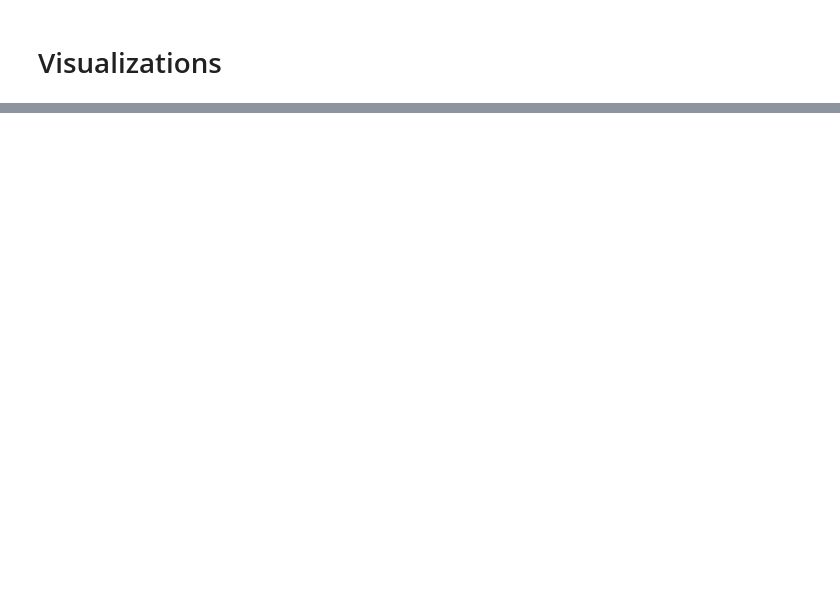
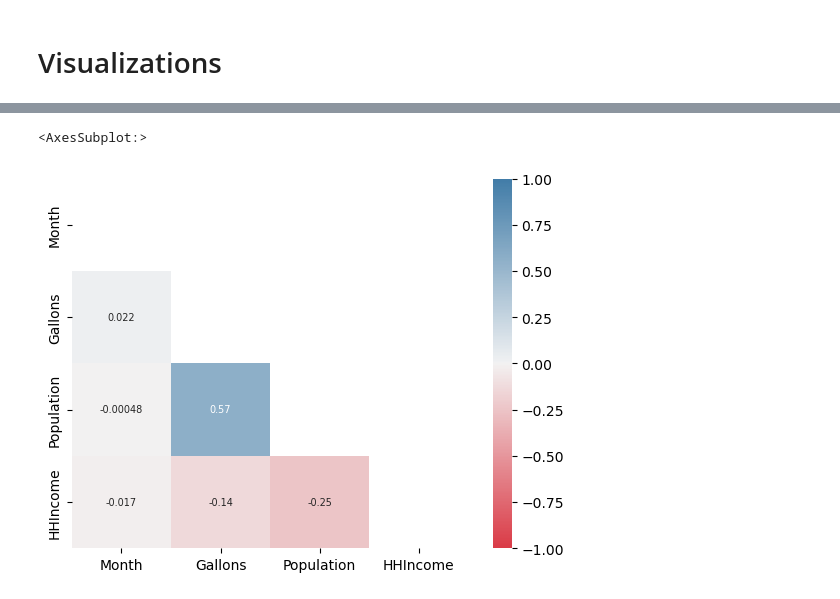
Before and after one commit to alexisn725/US_Alcohol_HHIncome, a Jupyter notebook: US_Alcohol_HHIncome.ipynb, the cells around one changed output, grey strips where cells are left out. Drawn from its saved outputs; the diff is of its cells as text; code cells hidden in the pictures; blank space fills up the shorter version.

Commit message:
annotations

```diff
--- a/US_Alcohol_HHIncome.ipynb
+++ b/US_Alcohol_HHIncome.ipynb
@@ -507,0 +621,14 @@ print(corr)
+# %%
+# heatmap to show the correlation between the columns of the merged dataframe
+
+corrmat = merged_df.corr()
+mask= np.zeros_like(corrmat)
+mask[np.triu_indices_from(mask)] = True
+sns.heatmap(corrmat,
+            vmax=1, vmin=-1,
+            annot=True, annot_kws={'fontsize':7},
+            mask=mask,
+            cmap=sns.diverging_palette(10,600,as_cmap=True))
+# %% [output]
+<AxesSubplot:>
+[figure, added]
```
Also changed, not shown: parts of 48 cells of this notebook.
